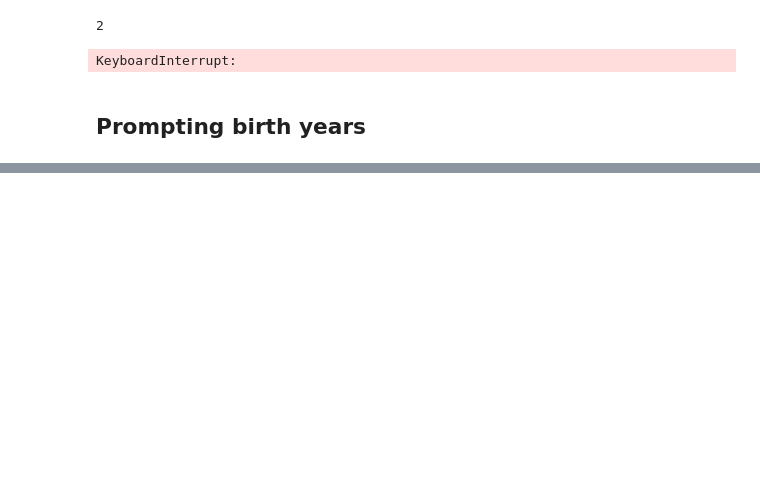
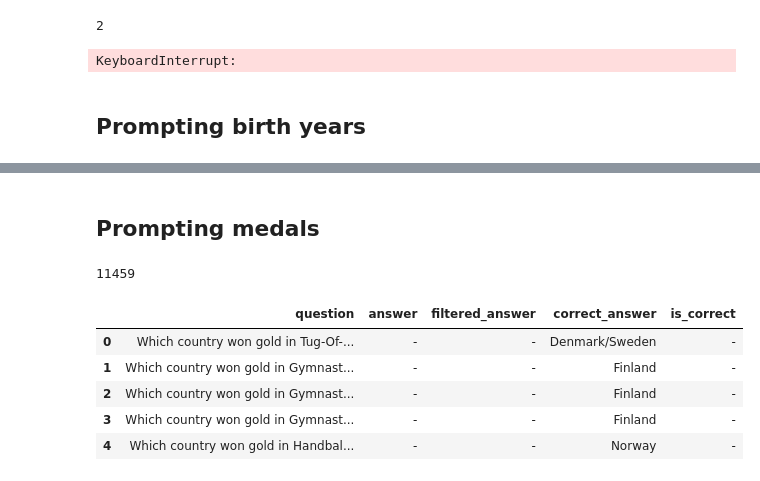
Before and after one commit to ivanvmoreno/correctness-model-internals, a Jupyter notebook: notebooks/llama3_prompting_arnau.ipynb, the cells around one changed output, grey strips where cells are left out. Drawn from its saved outputs; the diff is of its cells as text; code cells hidden in the pictures; blank space fills up the shorter version.

```diff
--- a/notebooks/llama3_prompting_arnau.ipynb
+++ b/notebooks/llama3_prompting_arnau.ipynb
@@ -144,0 +258,19 @@ df.to_csv("../../datasets/cities_expansions/cities_questions_augmented_2_labeled
+# %% [markdown]
+## Prompting medals
+# %%
+dataset_path = "../datasets/custom/medals.csv"
+df_all = pd.read_csv(dataset_path)
+
+#with open('../datasets/custom/football_leagues_dictionary.pkl', 'rb') as f:
+#    team_name_mappings = pickle.load(f)
+
+print(len(df_all))
+df_all.head()
+# %% [output]
+11459
+|  | question | answer | filtered_answer | correct_answer | is_correct |
+| 0 | Which country won gold in Tug-Of-... | - | - | Denmark/Sweden | - |
+| 1 | Which country won gold in Gymnast... | - | - | Finland | - |
+| 2 | Which country won gold in Gymnast... | - | - | Finland | - |
+| 3 | Which country won gold in Gymnast... | - | - | Finland | - |
+| 4 | Which country won gold in Handbal... | - | - | Norway | - |
```
Also changed, not shown: parts of 16 cells of this notebook, 5 other files.
